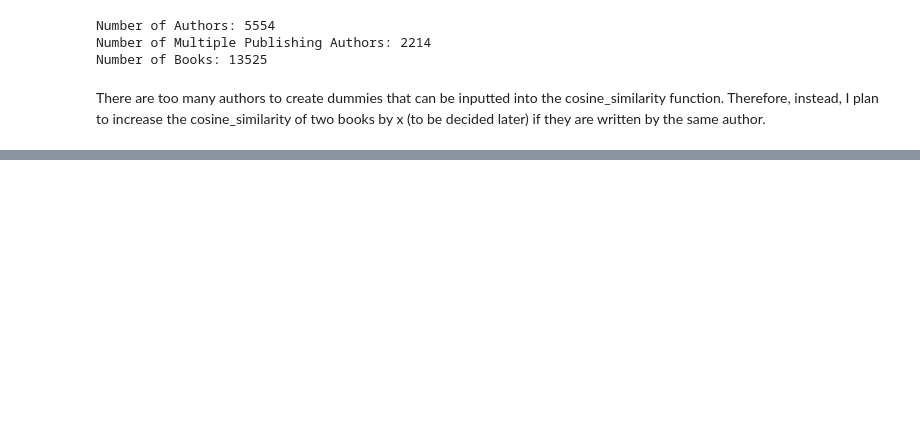
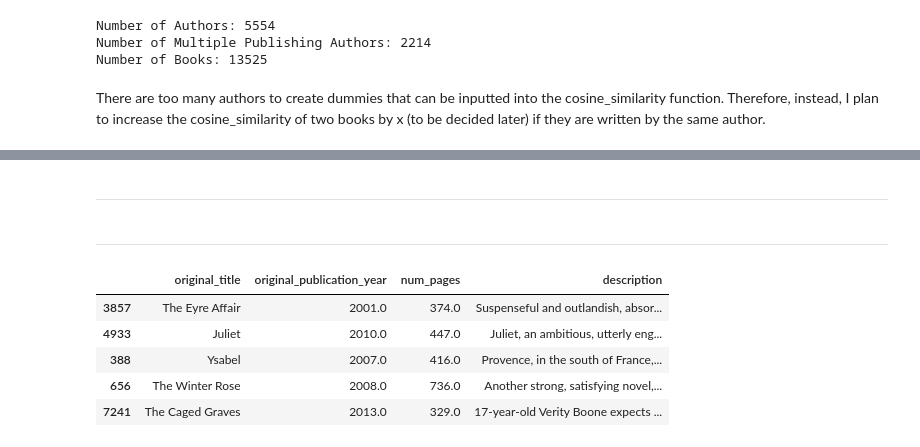
Before and after one commit to rara-ch/GoodreadsReadingList_RecommenderProject, a Jupyter notebook: JupyterNotebooks/Recommender.ipynb, the cells around one changed output, grey strips where cells are left out. Saved outputs shown, nothing was run; the diff lists cells and outputs as text; code cells hidden in the pictures; blank space fills up the shorter version.

```diff
--- a/JupyterNotebooks/Recommender.ipynb
+++ b/JupyterNotebooks/Recommender.ipynb
@@ -176,0 +170,3 @@ NameError: name 'X' is not defined
+# %%
+# Create a cosine similarity matrix that will be used for the similar books recommender
+cos_sim_matrix = cosine_similarity(model_data)
@@ -176,0 +175,4 @@ NameError: name 'X' is not defined
+# %%
+# Add a booster if the books are similar
+similar_books_booster = 0.15
+cos_sim_matrix = cos_sim_matrix + np.array(similar_books.replace(1, similar_books_booster))
@@ -176,0 +197,48 @@ NameError: name 'X' is not defined
+# %% [markdown]
+------------------------------------------------------------------------------------------------------------------------------
+# %%
+# Turn the cosine_similarity matrix into a pd.DataFrame
+cos_sim = pd.DataFrame(cos_sim_matrix, columns=work_id, index=work_id)
+cos_sim.columns.name = None
+cos_sim.index.name = None
+# %% [markdown]
+------------------------------------------------------------------------------------------------------------------------------
+# %%
+def recommendations(books_list, num_rec=5):
+    # Get the work_ids of the books in the books_list
+    work_ids = np.array(books[books['original_title'].isin(books_list)]['work_id'].to_list())
+
+    # Get the average similarity_scores of the books in the book list for each book
+    sim_scores = pd.DataFrame(cos_sim.loc[:, work_ids].mean(axis=1), columns=['mean_sim_score'])
+
+    # Get all the information for each book and sort by mean_sim_score
+    recommendations = (sim_scores.reset_index()
+                                 .merge(books, left_on='index', right_on='work_id')
+                                 .sort_values(by='mean_sim_score', ascending=False)
+                      )
+
+    # Remove books from books_list from recommendations and return num_rec rows
+    recommendations = recommendations[~recommendations['work_id'].isin(work_ids)].iloc[:num_rec, 1:-5]
+
+    return recommendations
+# %%
+# Initialise a list of my favourite books for quick testing
+fav_books = [
+    'The Silence of the Lambs',
+    'Anna Karenina',
+    'Idiot',
+    'The Catcher in the Rye',
+    'Nineteen Eighty-Four',
+    'Lord of the Flies',
+    'Animal Farm: A Fairy Story',
+    'The Hunger Games'
+]
+
+recommendations(fav_books)[['original_title', 'original_publication_year', 'num_pages', 'description']]
+# %% [output]
+|  | original_title | original_publication_year | num_pages | description |
+| 3857 | The Eyre Affair | 2001.0 | 374.0 | Suspenseful and outlandish, absor... |
+| 4933 | Juliet | 2010.0 | 447.0 | Juliet, an ambitious, utterly eng... |
+| 388 | Ysabel | 2007.0 | 416.0 | Provence, in the south of France,... |
+| 656 | The Winter Rose | 2008.0 | 736.0 | Another strong, satisfying novel,... |
+| 7241 | The Caged Graves | 2013.0 | 329.0 | 17-year-old Verity Boone expects ... |
```
Also changed, not shown: parts of 19 cells of this notebook, 2 other files.
